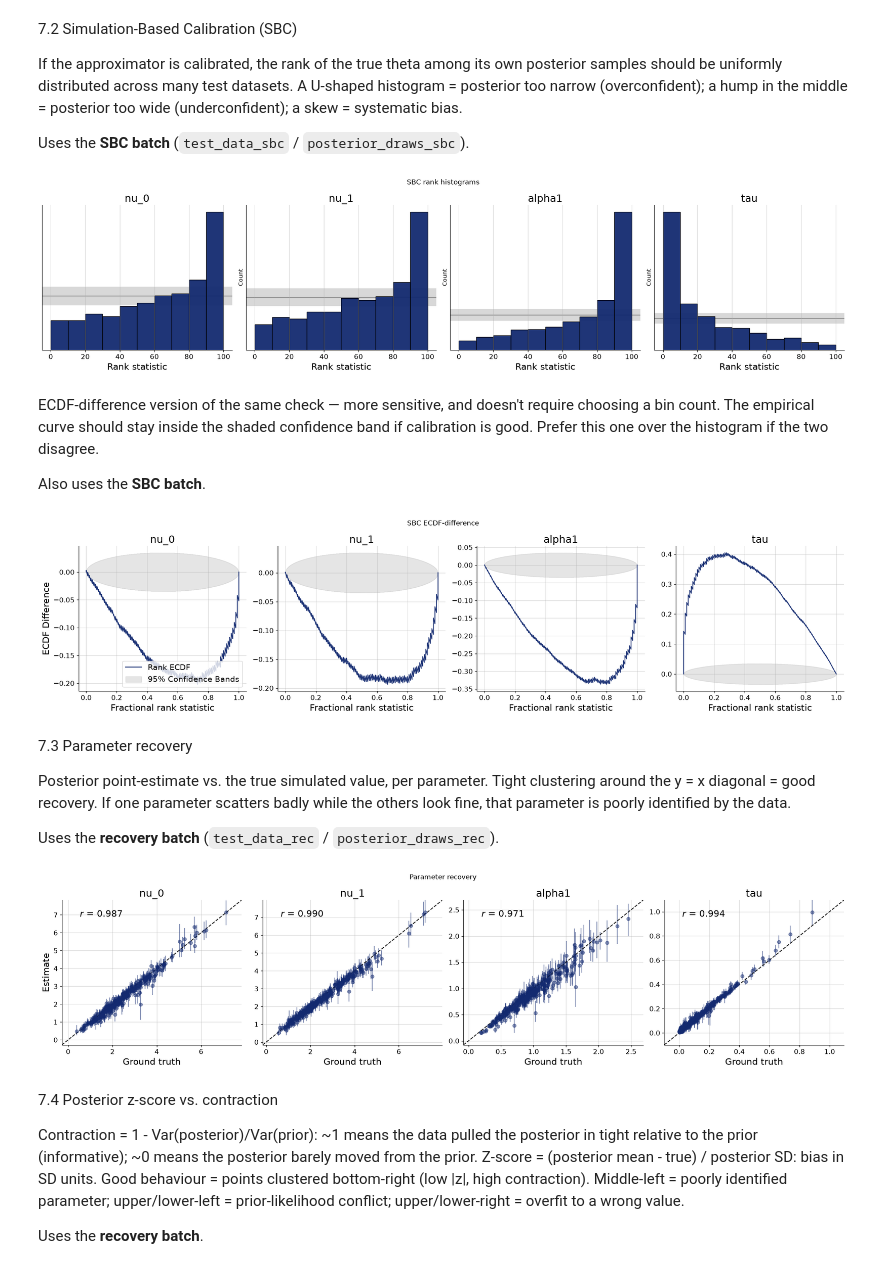
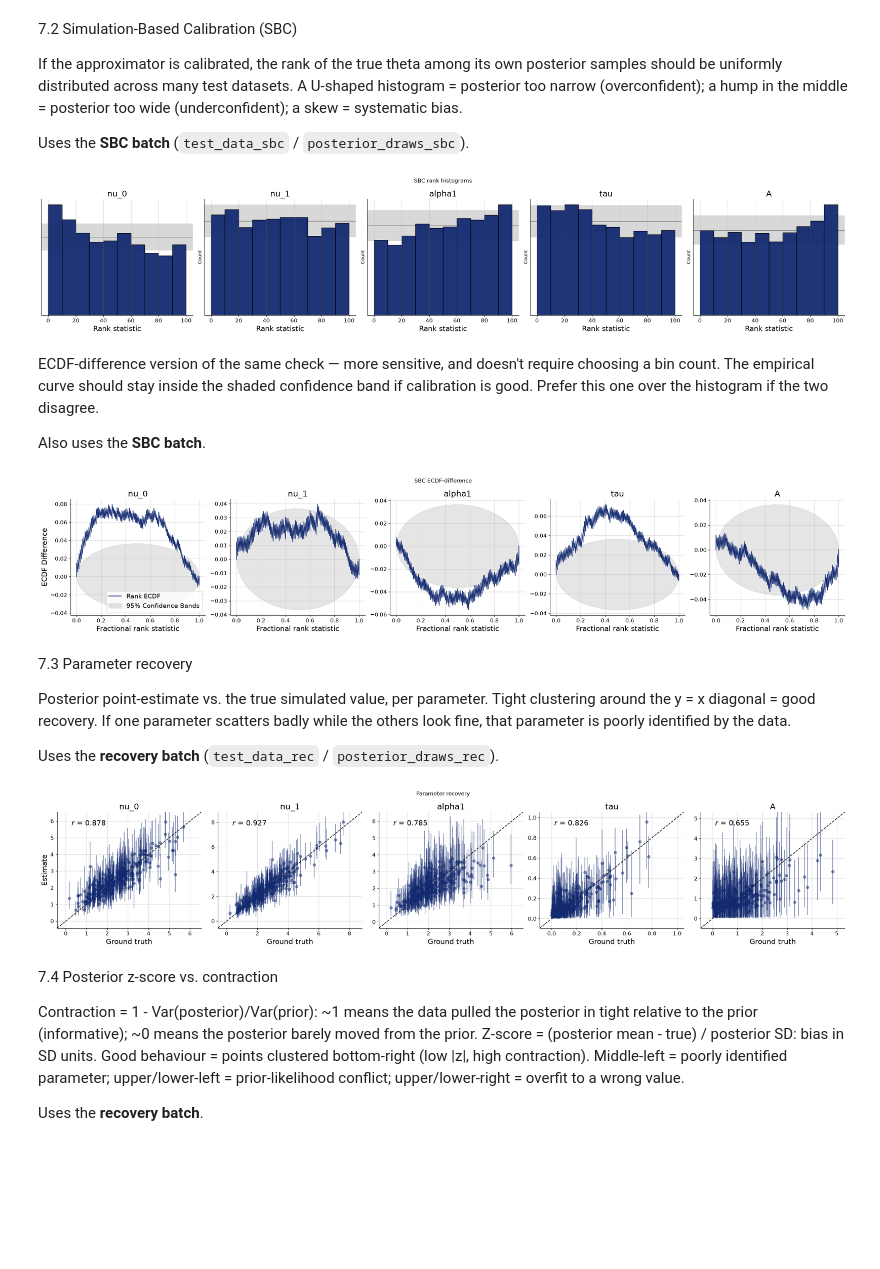
Before and after one commit to avi-0106/double-response-sbi_group17, a Jupyter notebook: notebooks/final/full_project.ipynb, the cells around one changed output. Saved outputs shown, nothing was run; the diff lists cells and outputs as text; code cells hidden in the pictures; blank space fills up the shorter version.

Commit message:
Add starting-point param A, fix response-time bug, retrain

```diff
--- a/notebooks/final/full_project.ipynb
+++ b/notebooks/final/full_project.ipynb
@@ -14,7 +14,7 @@ DR_WINDOW = 0.25  # 250ms double-response window, from Evans et al. (2020)
 
 PRIORS = {
     "nu":     {"shape": 5, "scale": 0.5},
-    "alpha1": {"shape": 5, "scale": 0.2},
+    "alpha1": {"shape": 5, "scale": 0.44},
     "tau":    {"scale": 0.15},
 }
 
@@ -29,7 +26,8 @@ def prior():
     nu = rng.gamma(shape=PRIORS["nu"]["shape"], scale=PRIORS["nu"]["scale"], size=2)
     alpha1 = rng.gamma(shape=PRIORS["alpha1"]["shape"], scale=PRIORS["alpha1"]["scale"])
     tau = rng.exponential(scale=PRIORS["tau"]["scale"])
-    return {"nu": nu, "alpha1": alpha1, "tau": tau}
+    A = rng.uniform(0, alpha1)          # starting-point range, must stay below threshold
+    return {"nu": nu, "alpha1": alpha1, "tau": tau, "A": A}
 
 print(prior())
 # %% [output]
@@ -40,13 +38,13 @@ print(prior())
 def context():
     return {"n": N_TRIALS}
 
-def simulate_dataset(nu, alpha1, tau, n=N_TRIALS, max_t=MAX_T, dt=DT, dr_window=DR_WINDOW):
+def simulate_dataset(nu, alpha1, tau, A, n=N_TRIALS, max_t=MAX_T, dt=DT, dr_window=DR_WINDOW):
     total_t = max_t + dr_window
     n_steps = int(total_t / dt)
     sqrt_dt = np.sqrt(dt)
 
-    evidence0 = np.zeros(n)
-    evidence1 = np.zeros(n)
+    evidence0 = rng.uniform(0, A, size=n)   # was: np.zeros(n)
+    evidence1 = rng.uniform(0, A, size=n)   # was: np.zeros(n)
     crossed0 = np.zeros(n, dtype=bool)
     crossed1 = np.zeros(n, dtype=bool)
     cross_time0 = np.full(n, np.inf)
@@ -69,6 +67,9 @@ def simulate_dataset(nu, alpha1, tau, n=N_TRIALS, max_t=MAX_T, dt=DT, dr_window=
 
     win_time = np.minimum(cross_time0, cross_time1)
     lose_time = np.maximum(cross_time0, cross_time1)
+    # ~0.003% of trials never cross within total_t (measured empirically).
+    # These fall back to win_time=max_t and correct=1.0 below, a known,
+    # negligible simplification, not a real "correct, slow" response.
     win_time = np.where(np.isinf(win_time), max_t, win_time)
 
     correct = np.where(cross_time0 < cross_time1, 0.0, 1.0)
@@ -76,7 +77,7 @@ def simulate_dataset(nu, alpha1, tau, n=N_TRIALS, max_t=MAX_T, dt=DT, dr_window=
 
     gap = lose_time - win_time
     double_flag = ((gap <= dr_window) & (~np.isinf(lose_time))).astype(float)
-    second_response_time = np.where(double_flag == 1.0, lose_time + tau, 0.0)
+    second_response_time = np.where(double_flag == 1.0, gap, 0.0)   # was: lose_time + tau
 
     return {
         "first_response_time": first_response_time,
@@ -86,6 +87,6 @@ def simulate_dataset(nu, alpha1, tau, n=N_TRIALS, max_t=MAX_T, dt=DT, dr_window=
     }
 
 p = prior()
-data = simulate_dataset(p["nu"], p["alpha1"], p["tau"])
+data = simulate_dataset(p["nu"], p["alpha1"], p["tau"], p["A"])
 print("double response rate:", data["double_flag"].mean())
 # %% [output]
@@ -132,7 +155,8 @@ Training from scratch here takes ~2 hours. To skip straight to using an already-
 # %% [markdown]
 ## 5. Load Already-Trained Model (fast path)
 # %%
-approximator = keras.saving.load_model("../../results/trained_model.keras")
+#approximator = keras.saving.load_model("../../results/trained_model.keras")
+approximator = keras.saving.load_model("../../results/trained_model_v2.keras")
 print("model loaded")
 # %% [output]
 model loaded
@@ -191,15 +215,15 @@ Uses the **SBC batch** (`test_data_sbc` / `posterior_draws_sbc`).
 # %%
 import matplotlib.pyplot as plt
 f_sbc_hist = bf.diagnostics.plots.calibration_histogram(
     estimates=posterior_draws_sbc,
     targets=test_data_sbc,
-    variable_keys=["nu", "alpha1", "tau"],
+    variable_keys=["nu", "alpha1", "tau", "A"],
 )
 f_sbc_hist.suptitle("SBC rank histograms")
 f_sbc_hist.tight_layout()
 plt.show()
 # %% [output]
-[figure, old version]
+[figure, new version]
 # %% [markdown]
 ECDF-difference version of the same check — more sensitive, and doesn't require choosing a bin count. The empirical curve should stay inside the shaded confidence band if calibration is good. Prefer this one over the histogram if the two disagree.
 
@@ -208,14 +232,14 @@ Also uses the **SBC batch**.
 f_sbc_ecdf = bf.diagnostics.plots.calibration_ecdf(
     estimates=posterior_draws_sbc,
     targets=test_data_sbc,
-    variable_keys=["nu", "alpha1", "tau"],
+    variable_keys=["nu", "alpha1", "tau", "A"],
     difference=True,
 )
 f_sbc_ecdf.suptitle("SBC ECDF-difference")
 f_sbc_ecdf.tight_layout()
 plt.show()
 # %% [output]
-[figure, old version]
+[figure, new version]
 # %% [markdown]
 7.3 Parameter recovery
 
@@ -226,13 +250,13 @@ Uses the **recovery batch** (`test_data_rec` / `posterior_draws_rec`).
 f_recovery = bf.diagnostics.plots.recovery(
     estimates=posterior_draws_rec,
     targets=test_data_rec,
-    variable_keys=["nu", "alpha1", "tau"],
+    variable_keys=["nu", "alpha1", "tau", "A"],
 )
 f_recovery.suptitle("Parameter recovery")
 f_recovery.tight_layout()
 plt.show()
 # %% [output]
-[figure, old version]
+[figure, new version]
 # %% [markdown]
 7.4 Posterior z-score vs. contraction
 
```
Also changed, not shown: parts of 7 cells of this notebook, 3 other files.
